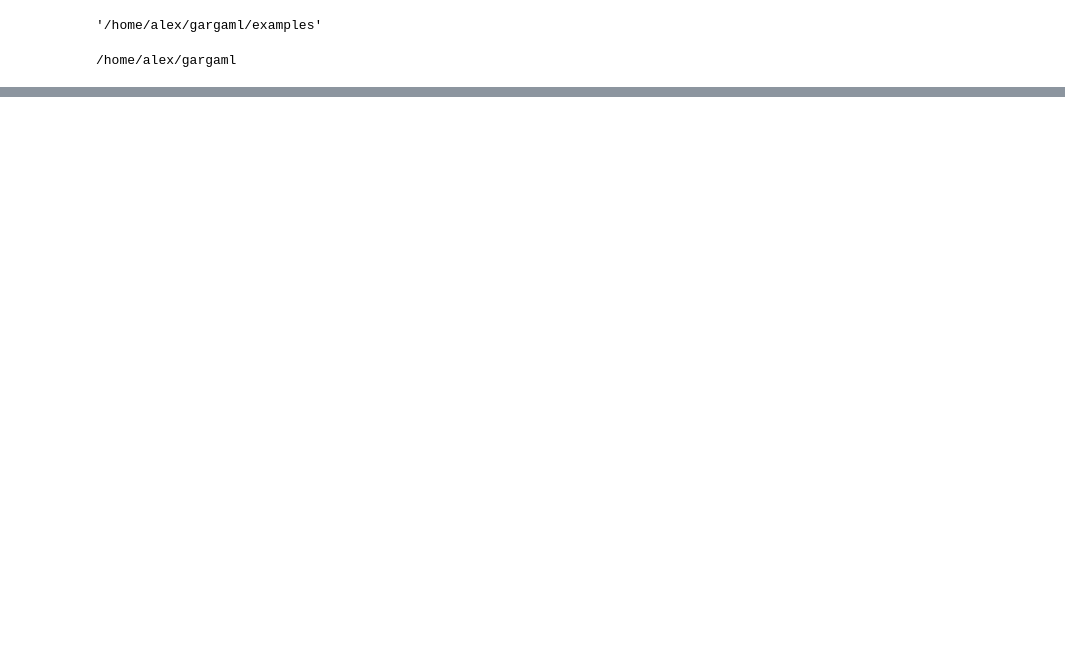
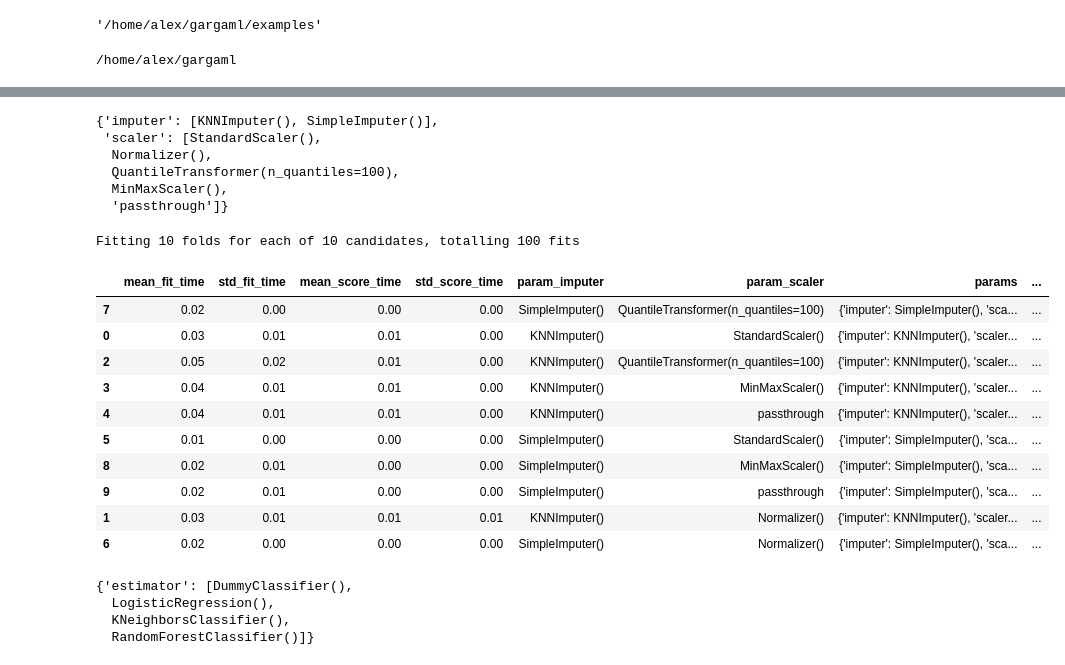
Before and after one commit to AlexandreGazagnes/gargaml, a Jupyter notebook: examples/ml-intro.ipynb, the cells around one changed output, grey strips where cells are left out. Drawn from its saved outputs; the diff is of its cells as text; code cells hidden in the pictures; blank space fills up the shorter version.

```diff
--- a/examples/ml-intro.ipynb
+++ b/examples/ml-intro.ipynb
@@ -205,0 +395,9 @@ if pTrue > 0..0
+# %%
+li = [
+    ("imputer", KNNImputer()),
+    ("scaler", StandardScaler()),
+    ("estimator", LogisticRegression())
+  ]
+
+pipe = Pipeline(li)
+pipe
@@ -205,0 +407,5 @@ if pTrue > 0..0
+# %%
+param_grid = {
+    "imputer"  : [KNNImputer(), SimpleImputer(strategy="mean"), SimpleImputer(strategy="median")]
+}
+param_grid
@@ -205,0 +414,4 @@ if pTrue > 0..0
+# %%
+grid = GridSearchCV(pipe, param_grid=param_grid, cv= 10, n_jobs=-1, verbose=2, return_train_score=True)
+grid.fit(X.select_dtypes(include=np.number),y)
+resultize(grid)
@@ -205,0 +440,42 @@ if pTrue > 0..0
+# %%
+param_grid = {
+    "imputer"  : [KNNImputer(), SimpleImputer()],
+    "scaler" : [StandardScaler(), Normalizer(), QuantileTransformer(n_quantiles=100), MinMaxScaler(), "passthrough"]
+}
+param_grid
+# %% [output]
+{'imputer': [KNNImputer(), SimpleImputer()],
+ 'scaler': [StandardScaler(),
+  Normalizer(),
+  QuantileTransformer(n_quantiles=100),
+  MinMaxScaler(),
+  'passthrough']}
+# %%
+grid = GridSearchCV(pipe, param_grid=param_grid, cv= 10, n_jobs=-1, verbose=1, return_train_score=True)
+grid.fit(X.select_dtypes(include=np.number), y)
+resultize(grid)
+# %% [output]
+Fitting 10 folds for each of 10 candidates, totalling 100 fits
+|  | mean_fit_time | std_fit_time | mean_score_time | std_score_time | param_imputer | param_scaler | params | ... |
+| 7 | 0.02 | 0.00 | 0.00 | 0.00 | SimpleImputer() | QuantileTransformer(n_quantiles=100) | {'imputer': SimpleImputer(), 'sca... | ... |
+| 0 | 0.03 | 0.01 | 0.01 | 0.00 | KNNImputer() | StandardScaler() | {'imputer': KNNImputer(), 'scaler... | ... |
+| 2 | 0.05 | 0.02 | 0.01 | 0.00 | KNNImputer() | QuantileTransformer(n_quantiles=100) | {'imputer': KNNImputer(), 'scaler... | ... |
+| 3 | 0.04 | 0.01 | 0.01 | 0.00 | KNNImputer() | MinMaxScaler() | {'imputer': KNNImputer(), 'scaler... | ... |
+| 4 | 0.04 | 0.01 | 0.01 | 0.00 | KNNImputer() | passthrough | {'imputer': KNNImputer(), 'scaler... | ... |
+| 5 | 0.01 | 0.00 | 0.00 | 0.00 | SimpleImputer() | StandardScaler() | {'imputer': SimpleImputer(), 'sca... | ... |
+| 8 | 0.02 | 0.01 | 0.00 | 0.00 | SimpleImputer() | MinMaxScaler() | {'imputer': SimpleImputer(), 'sca... | ... |
+| 9 | 0.02 | 0.01 | 0.00 | 0.00 | SimpleImputer() | passthrough | {'imputer': SimpleImputer(), 'sca... | ... |
+| 1 | 0.03 | 0.01 | 0.01 | 0.01 | KNNImputer() | Normalizer() | {'imputer': KNNImputer(), 'scaler... | ... |
+| 6 | 0.02 | 0.00 | 0.00 | 0.00 | SimpleImputer() | Normalizer() | {'imputer': SimpleImputer(), 'sca... | ... |
+# %%
+param_grid = {
+    # "imputer"  : [KNNImputer(), SimpleImputer()],
+    # "scaler" : [StandardScaler(), Normalizer(), QuantileTransformer(n_quantiles=100), "passthrough"],  # MinMaxScaler()
+    "estimator" : [DummyClassifier(), LogisticRegression(), KNeighborsClassifier(), RandomForestClassifier()]
+}
+param_grid
+# %% [output]
+{'estimator': [DummyClassifier(),
+  LogisticRegression(),
+  KNeighborsClassifier(),
+  RandomForestClassifier()]}
```
Also changed, not shown: parts of 89 cells of this notebook.
